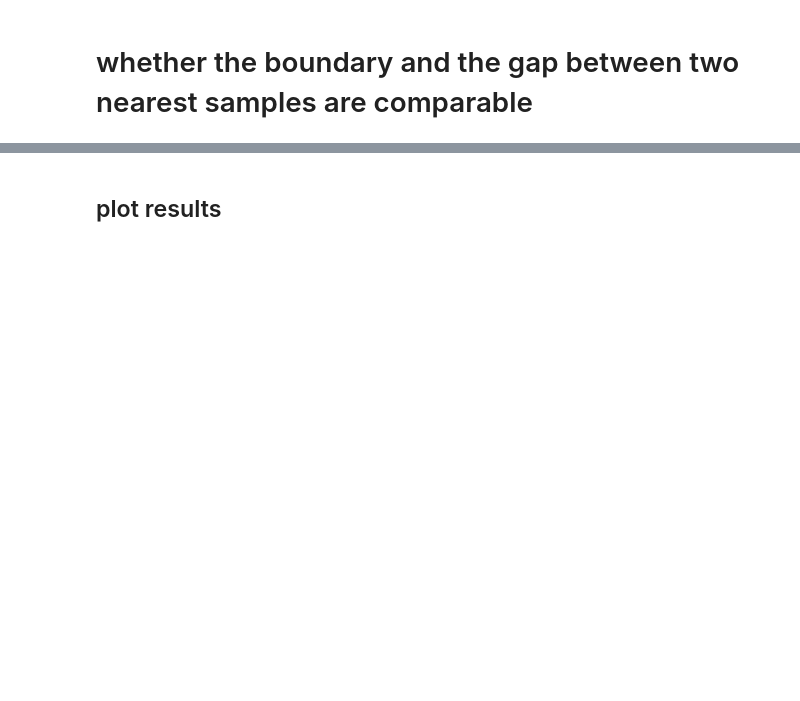
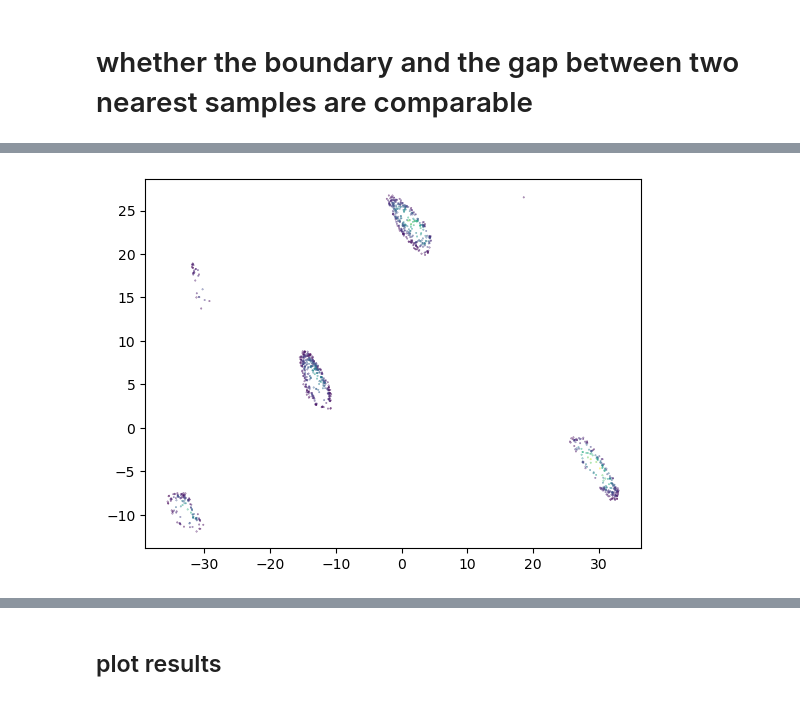
Before and after one commit to xianglinyang/GenVis, a Jupyter notebook: experiments/nas.ipynb, the cells around one changed output, grey strips where cells are left out. Saved outputs shown, nothing was run; the diff lists cells and outputs as text; code cells hidden in the pictures; blank space fills up the shorter version.

```diff
--- a/experiments/nas.ipynb
+++ b/experiments/nas.ipynb
@@ -413,0 +486,9 @@ m.mean()
+# %%
+train_data = data_provider.train_representation(I)
+embedding = projector.batch_project(I, train_data)
+
+selected = (nn>5)&(density>600)
+
+plt.scatter(embedding[:,0][selected], embedding[:,1][selected], c=density[selected], s=0.1, alpha=0.8)
+plt.show()
+# %% [output]
@@ -413,0 +497 @@ m.mean()
+[figure, added]
```
Also changed, not shown: parts of 27 cells of this notebook.
